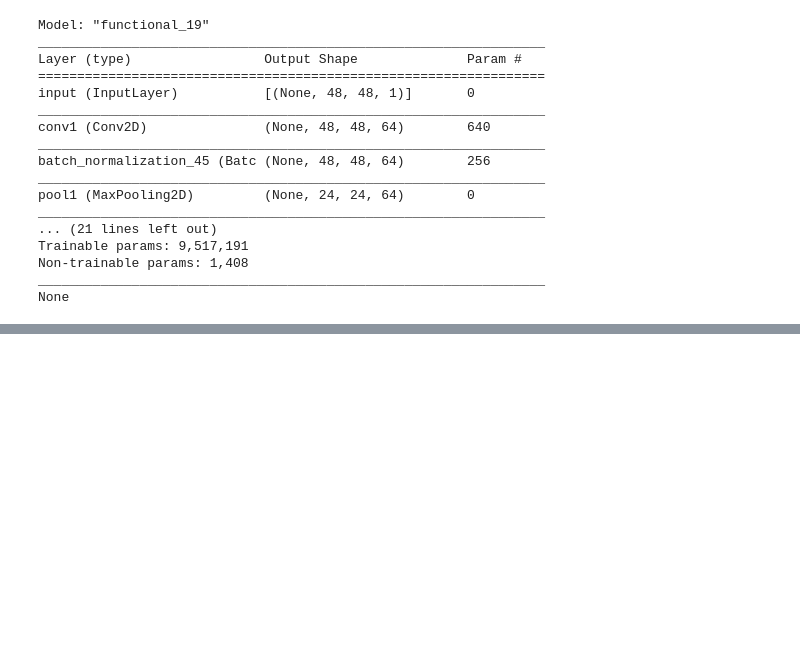
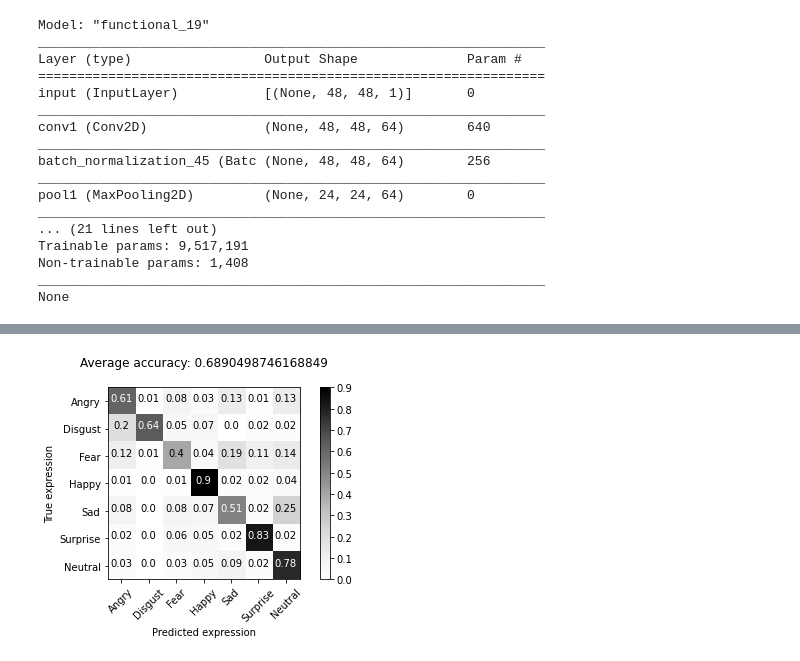
Before and after one commit to meszegettamas/KepfelismereSCH_final, a Jupyter notebook: main.ipynb, the cells around one changed output, grey strips where cells are left out. Cells and saved outputs as stored; diff of their text form; code cells hidden in the pictures; blank space fills up the shorter version.

```diff
--- a/main.ipynb
+++ b/main.ipynb
@@ -547,0 +679,36 @@ def model_ensemble(models, upscaled_models, X_test, test_flow, test_flow_upscale
+# %%
+opt = Adam(lr=0.001, decay=1e-7)
+
+model1_1 = FER_Model1()
+model1_1.compile(loss='categorical_crossentropy', optimizer=opt, metrics=['accuracy'])
+model1_1.load_weights('/content/drive/MyDrive/BME/FER2020/fer1/1/Fer1_deep_1.hdf5')# acc 66.48%
+model1_2 = FER_Model1()
+model1_2.compile(loss='categorical_crossentropy', optimizer=opt, metrics=['accuracy'])
+model1_2.load_weights('/content/drive/MyDrive/BME/FER2020/fer1/2/Fer1_deep_2.hdf5')# acc 65.5%
+model1_3 = FER_Model1()
+model1_3.compile(loss='categorical_crossentropy', optimizer=opt, metrics=['accuracy'])
+model1_3.load_weights('/content/drive/MyDrive/BME/FER2020/fer1/3/Fer1_deep_3.hdf5')# acc 63.78%
+
+model2_1 = FER_Model2()
+model2_1.compile(loss='categorical_crossentropy', optimizer=opt, metrics=['accuracy'])
+model2_1.load_weights('/content/drive/MyDrive/BME/FER2020/fer2/1/Fer2_deep_1.hdf5')# acc 60.63%
+model2_2 = FER_Model2()
+model2_2.compile(loss='categorical_crossentropy', optimizer=opt, metrics=['accuracy'])
+model2_2.load_weights('/content/drive/MyDrive/BME/FER2020/fer2/2/Fer2_deep_2.hdf5')#acc 46.67% Left out
+model2_3 = FER_Model2()
+model2_3.compile(loss='categorical_crossentropy', optimizer=opt, metrics=['accuracy'])
+model2_3.load_weights('/content/drive/MyDrive/BME/FER2020/fer2/3/Fer2_deep_3.hdf5')#acc 60.12%
+model2_4 = FER_Model2()
+model2_4.compile(loss='categorical_crossentropy', optimizer=opt, metrics=['accuracy'])
+model2_4.load_weights('/content/drive/MyDrive/BME/FER2020/fer2/4/Fer2_deep_4.hdf5')#acc 57.13% Left out
+
+models = [model1_1, model1_2, model1_3,  model2_1,   model2_3, model2_4  ]
+
+model_u_1 = FER_Model3()
+model_u_1.compile(loss='categorical_crossentropy', optimizer=opt, metrics=['accuracy'])
+model_u_1.load_weights('/content/drive/MyDrive/BME/FER2020/fer_upsc/1/fer3_amsgradOFF.hdf5') # acc 63.36%
+model_u_2 = FER_Model3()
+model_u_2.compile(loss='categorical_crossentropy', optimizer=opt, metrics=['accuracy'])
+model_u_2.load_weights('/content/drive/MyDrive/BME/FER2020/fer_upsc/2/Fer3_2_amsgradON.hdf5') # acc 63.38%
+
+models_u = [model_u_1, model_u_2]
@@ -547,0 +733,10 @@ def model_ensemble(models, upscaled_models, X_test, test_flow, test_flow_upscale
+# %%
+y_pred_wavg = model_ensemble_wavg(models, models_u, X_test, val_flow, val_flow_upscaled)
+
+fig = plot_confusion_matrix(y_test=t_te, y_pred=y_pred_wavg,
+                      classes=classes,
+                      normalize=True,
+                      cmap=plt.cm.Greys,
+                      title='Average accuracy: ' + str(np.sum(y_pred_wavg == t_te)/len(t_te)) + '\n')
+# %% [output]
+[figure, added]
```
Also changed, not shown: parts of 39 cells of this notebook, 1 other file.
